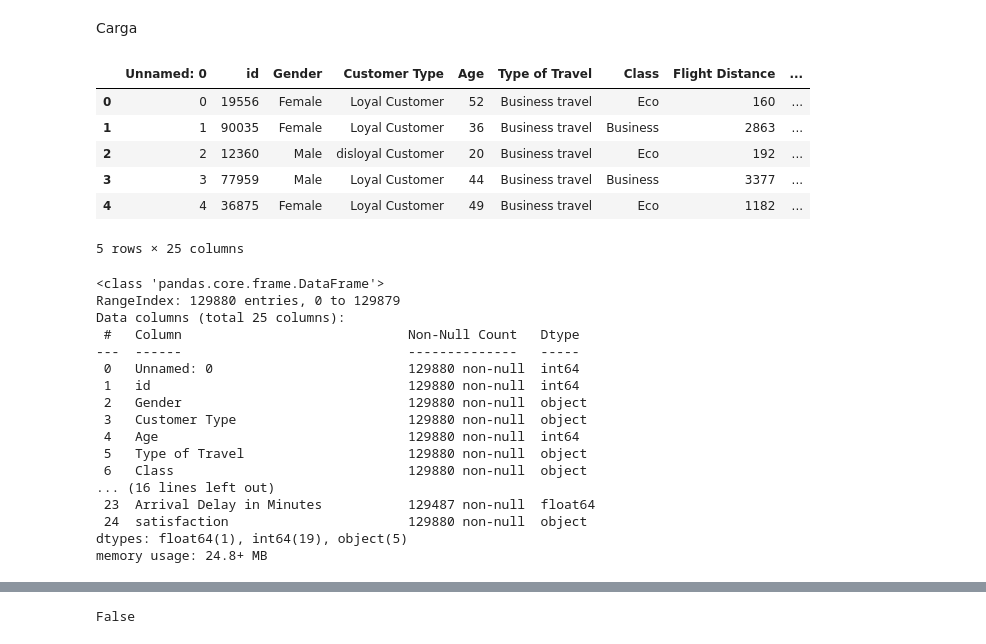
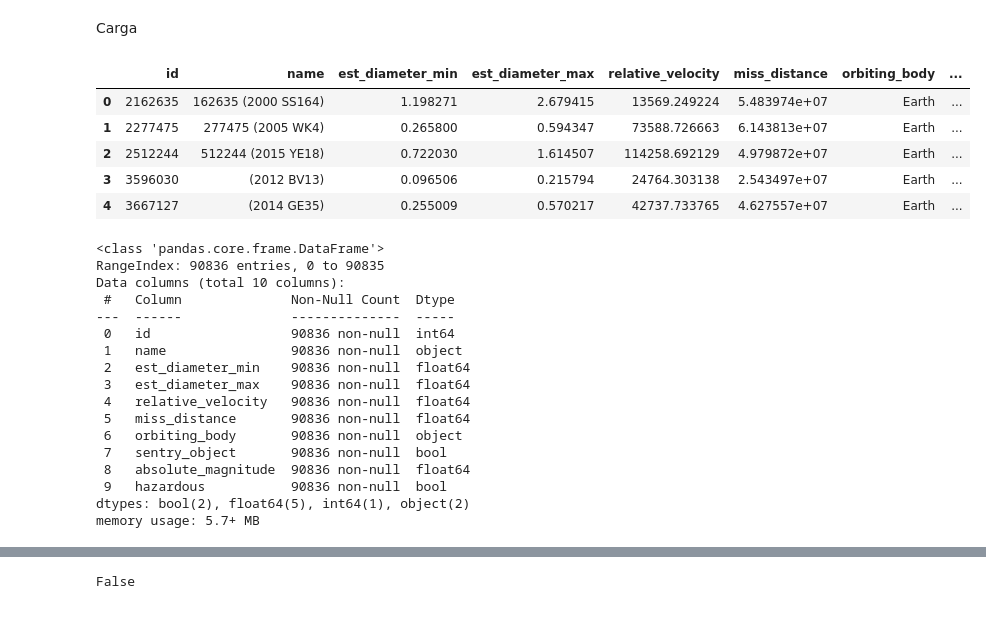
Before and after one commit to NephilimJaeger/mvp-model-fullstack, a Jupyter notebook: data/model_training.ipynb, the cells around one changed output, grey strips where cells are left out. Saved outputs shown, nothing was run; the diff lists cells and outputs as text; code cells hidden in the pictures.

```diff
--- a/data/model_training.ipynb
+++ b/data/model_training.ipynb
@@ -56,37 +35,36 @@ data = pd.read_csv(url, delimiter=',')
 # %% [markdown]
 Carga
 # %%
-url = "https://media.githubusercontent.com/media/NephilimJaeger/mvp-model-fullstack/main/data/passenger_satisfaction.csv"
-data = pd.read_csv(url, delimiter=',')
-data.head()
+url = "https://media.githubusercontent.com/media/NephilimJaeger/mvp-model-fullstack/refs/heads/main/data/neo.csv"
+df = pd.read_csv(url, delimiter=',')
+df.head()
 # %% [output]
-|  | Unnamed: 0 | id | Gender | Customer Type | Age | Type of Travel | Class | Flight Distance | ... |
-| 0 | 0 | 19556 | Female | Loyal Customer | 52 | Business travel | Eco | 160 | ... |
-| 1 | 1 | 90035 | Female | Loyal Customer | 36 | Business travel | Business | 2863 | ... |
-| 2 | 2 | 12360 | Male | disloyal Customer | 20 | Business travel | Eco | 192 | ... |
-| 3 | 3 | 77959 | Male | Loyal Customer | 44 | Business travel | Business | 3377 | ... |
-| 4 | 4 | 36875 | Female | Loyal Customer | 49 | Business travel | Eco | 1182 | ... |
+|  | id | name | est_diameter_min | est_diameter_max | relative_velocity | miss_distance | orbiting_body | ... |
+| 0 | 2162635 | 162635 (2000 SS164) | 1.198271 | 2.679415 | 13569.249224 | 5.483974e+07 | Earth | ... |
+| 1 | 2277475 | 277475 (2005 WK4) | 0.265800 | 0.594347 | 73588.726663 | 6.143813e+07 | Earth | ... |
+| 2 | 2512244 | 512244 (2015 YE18) | 0.722030 | 1.614507 | 114258.692129 | 4.979872e+07 | Earth | ... |
+| 3 | 3596030 | (2012 BV13) | 0.096506 | 0.215794 | 24764.303138 | 2.543497e+07 | Earth | ... |
+| 4 | 3667127 | (2014 GE35) | 0.255009 | 0.570217 | 42737.733765 | 4.627557e+07 | Earth | ... |
-5 rows × 25 columns
 # %%
 #Tipos dos dados, quantidade de linhas, quantidade de colunas e quantidade de dados não nulos por coluna
-data.info()
+df.info()
 # %% [output]
 <class 'pandas.core.frame.DataFrame'>
-RangeIndex: 129880 entries, 0 to 129879
-Data columns (total 25 columns):
- #   Column                             Non-Null Count   Dtype
----  ------                             --------------   -----
- 0   Unnamed: 0                         129880 non-null  int64
- 1   id                                 129880 non-null  int64
- 2   Gender                             129880 non-null  object
- 3   Customer Type                      129880 non-null  object
- 4   Age                                129880 non-null  int64
- 5   Type of Travel                     129880 non-null  object
- 6   Class                              129880 non-null  object
-... (16 lines left out)
- 23  Arrival Delay in Minutes           129487 non-null  float64
- 24  satisfaction                       129880 non-null  object
-dtypes: float64(1), int64(19), object(5)
-memory usage: 24.8+ MB
+RangeIndex: 90836 entries, 0 to 90835
+Data columns (total 10 columns):
+ #   Column              Non-Null Count  Dtype
+---  ------              --------------  -----
+ 0   id                  90836 non-null  int64
+ 1   name                90836 non-null  object
+ 2   est_diameter_min    90836 non-null  float64
+ 3   est_diameter_max    90836 non-null  float64
+ 4   relative_velocity   90836 non-null  float64
+ 5   miss_distance       90836 non-null  float64
+ 6   orbiting_body       90836 non-null  object
+ 7   sentry_object       90836 non-null  bool
+ 8   absolute_magnitude  90836 non-null  float64
+ 9   hazardous           90836 non-null  bool
+dtypes: bool(2), float64(5), int64(1), object(2)
+memory usage: 5.7+ MB
 # %%
 #Checando a quantidade de dados nulos
```
Also changed, not shown: parts of 25 cells of this notebook, 15 other files.
